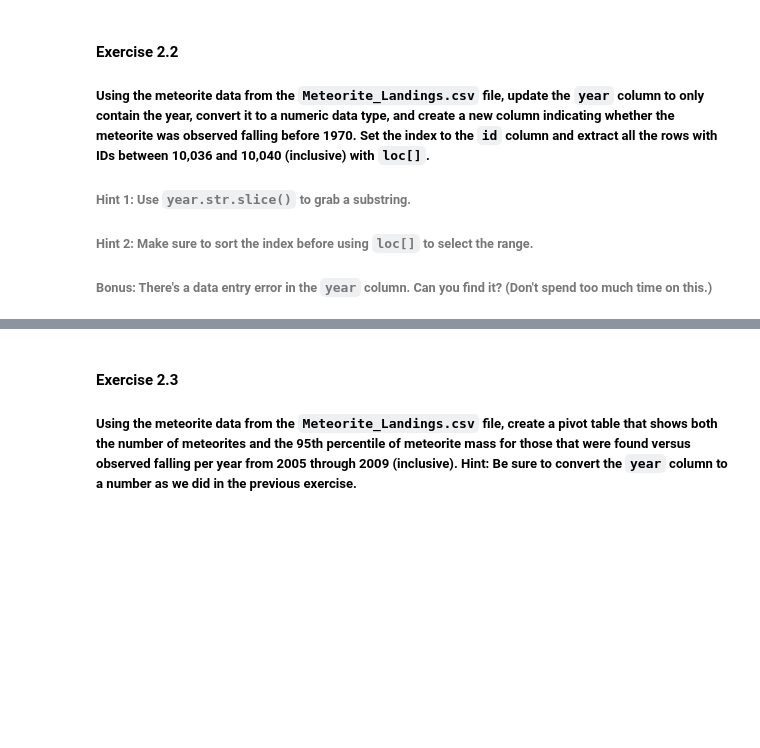
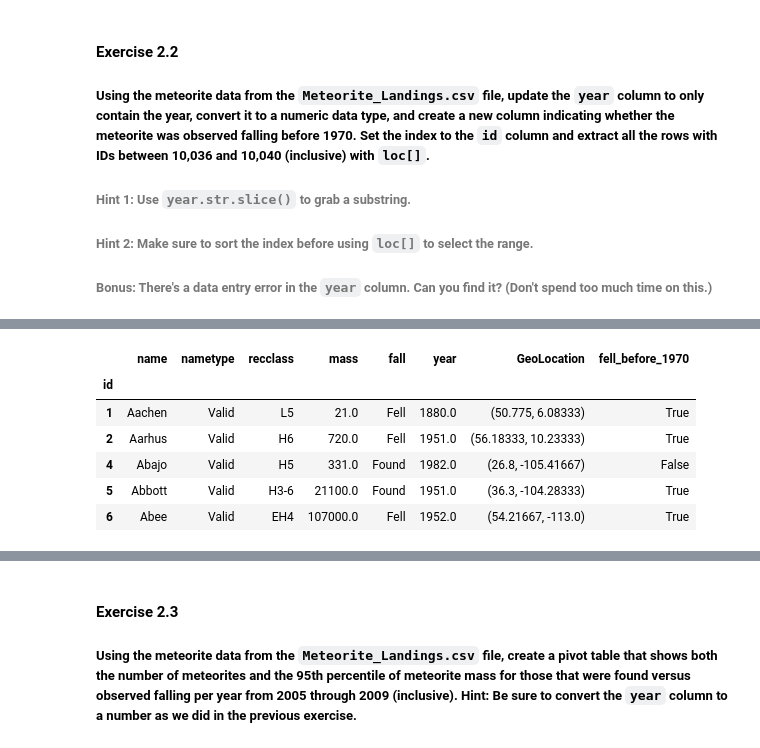
Before and after one commit to SlawCzech/pandas-workshop, a Jupyter notebook: notebooks/workbook.ipynb, the cells around one changed output, grey strips where cells are left out. Cells and saved outputs as stored; diff of their text form; code cells hidden in the pictures; blank space fills up the shorter version.

```diff
--- a/notebooks/workbook.ipynb
+++ b/notebooks/workbook.ipynb
@@ -84,0 +145,3 @@ Name: 8338, dtype: float64
+# %%
+meteorites.year = meteorites.year.apply(pd.to_numeric)
+meteorites.head()
@@ -84,0 +155,3 @@ Name: 8338, dtype: float64
+# %%
+meteorites = meteorites.assign(fell_before_1970=lambda x: x.year < 1970)
+meteorites.head()
@@ -84,0 +165,12 @@ Name: 8338, dtype: float64
+# %%
+# meteorites = meteorites.set_index('id')
+meteorites = meteorites.sort_index()
+meteorites.head()
+# %% [output]
+|  | name | nametype | recclass | mass | fall | year | GeoLocation | fell_before_1970 |
+| id |  |  |  |  |  |  |  |  |
+| 1 | Aachen | Valid | L5 | 21.0 | Fell | 1880.0 | (50.775, 6.08333) | True |
+| 2 | Aarhus | Valid | H6 | 720.0 | Fell | 1951.0 | (56.18333, 10.23333) | True |
+| 4 | Abajo | Valid | H5 | 331.0 | Found | 1982.0 | (26.8, -105.41667) | False |
+| 5 | Abbott | Valid | H3-6 | 21100.0 | Found | 1951.0 | (36.3, -104.28333) | True |
+| 6 | Abee | Valid | EH4 | 107000.0 | Fell | 1952.0 | (54.21667, -113.0) | True |
```
Also changed, not shown: parts of 11 cells of this notebook, 2 other files.
